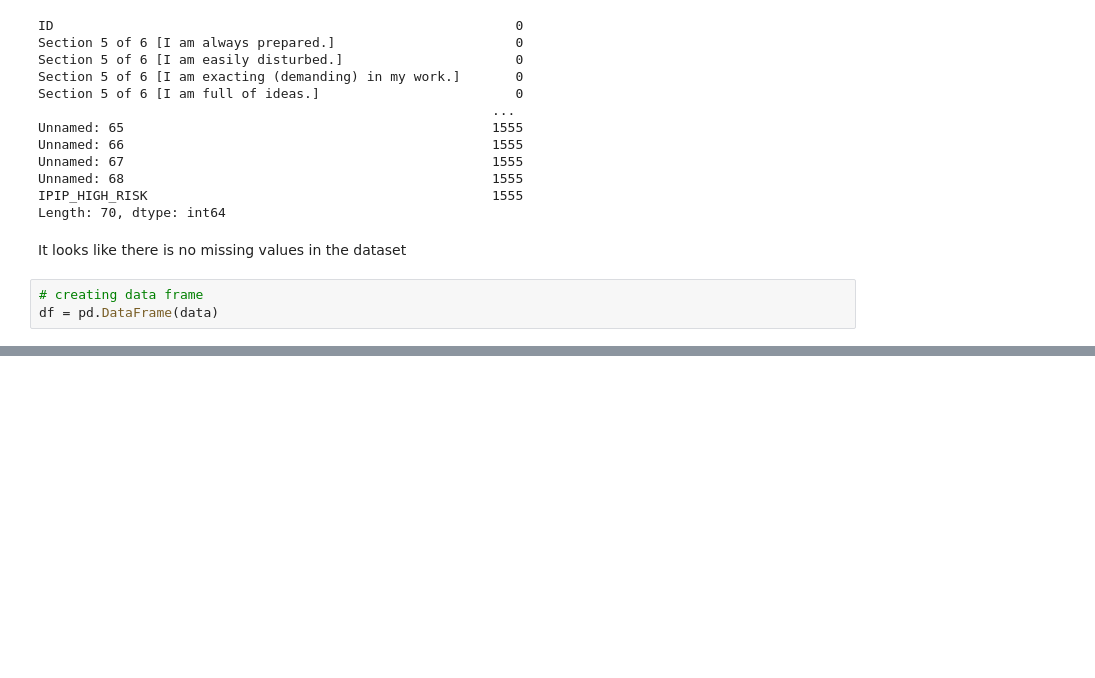
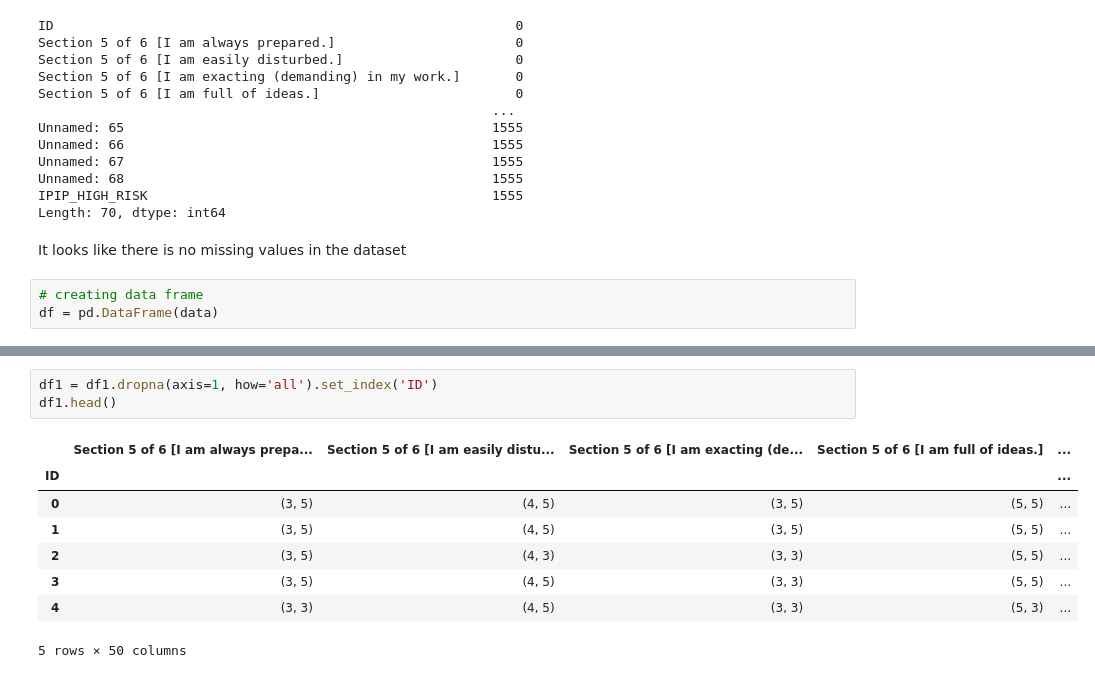
Before and after one commit to Shalom91/Data-Wrangling, a Jupyter notebook: Data Wrangling Project.ipynb, the cells around one changed output, grey strips where cells are left out. Saved outputs shown, nothing was run; the diff lists cells and outputs as text; blank space fills up the shorter version.

```diff
--- a/Data Wrangling Project.ipynb
+++ b/Data Wrangling Project.ipynb
@@ -114,3 +67,15 @@ df1
 | 1553 | 1553 | (3, 5) | (4, 5) | (3, 5) | (5, 5) | ... |
 | 1554 | 1554 | (3, 3) | (4, 5) | (3, 1) | (5, 5) | ... |
 1555 rows × 51 columns
+# %%
+df1 = df1.dropna(axis=1, how='all').set_index('ID')
+df1.head()
+# %% [output]
+|  | Section 5 of 6 [I am always prepa... | Section 5 of 6 [I am easily distu... | Section 5 of 6 [I am exacting (de... | Section 5 of 6 [I am full of ideas.] | ... |
+| ID |  |  |  |  | ... |
+| 0 | (3, 5) | (4, 5) | (3, 5) | (5, 5) | ... |
+| 1 | (3, 5) | (4, 5) | (3, 5) | (5, 5) | ... |
+| 2 | (3, 5) | (4, 3) | (3, 3) | (5, 5) | ... |
+| 3 | (3, 5) | (4, 5) | (3, 3) | (5, 5) | ... |
+| 4 | (3, 3) | (4, 5) | (3, 3) | (5, 3) | ... |
+5 rows × 50 columns
```
Also changed, not shown: parts of 14 cells of this notebook.
